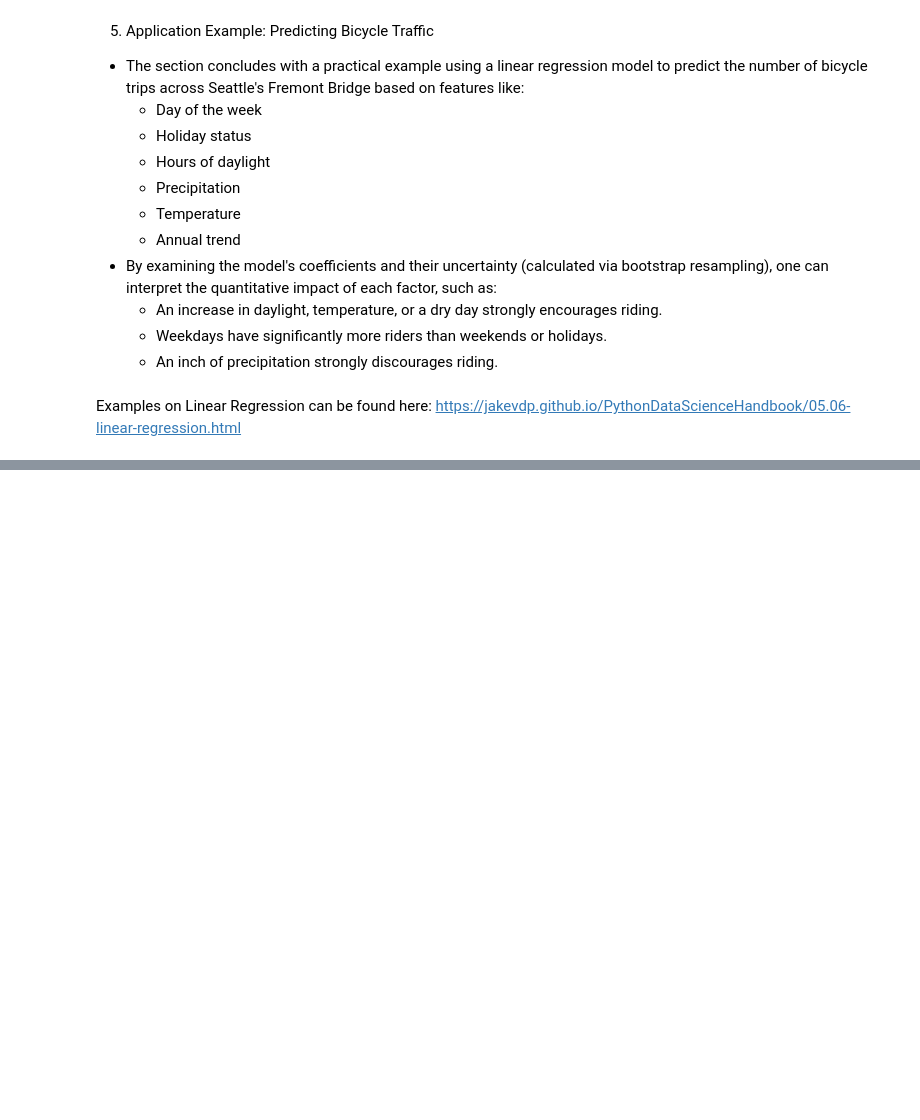
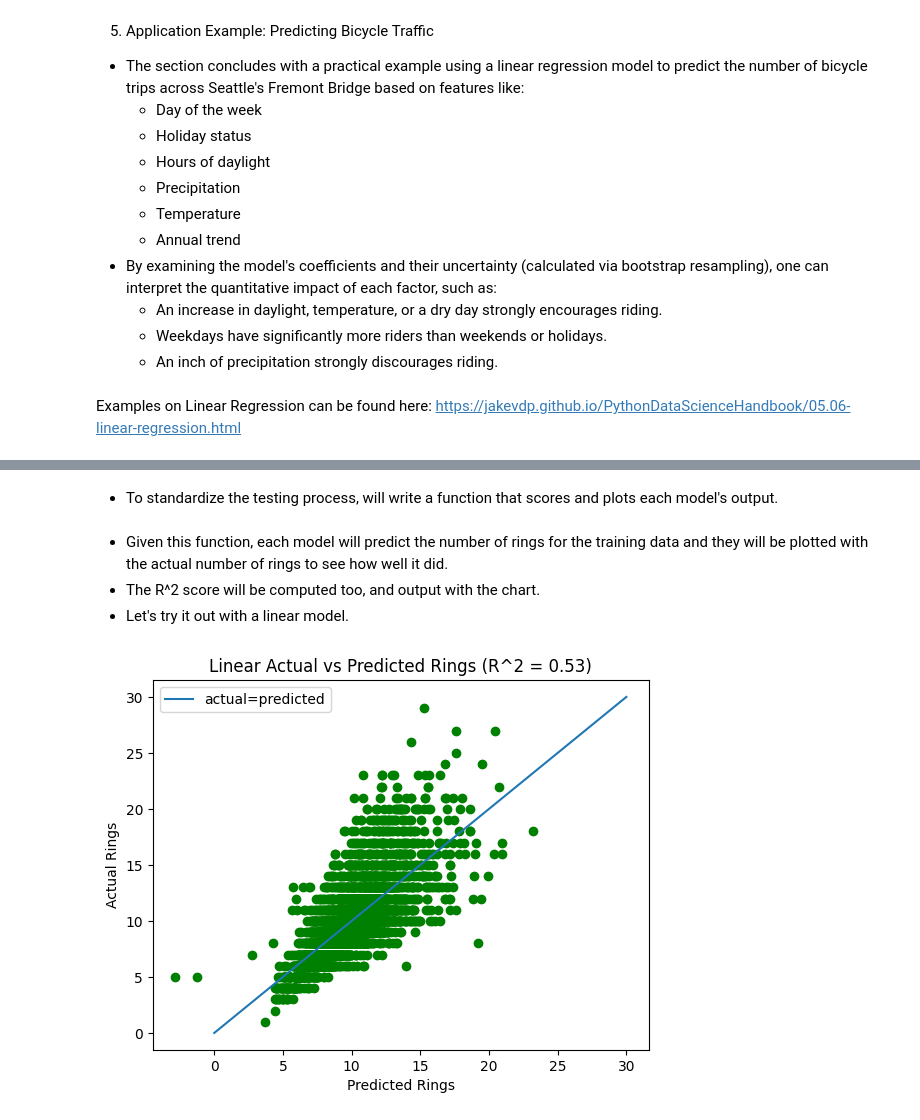
Before and after one commit to kaylamwong/Week-11-Exploratory-Data-Analysis-, a Jupyter notebook: Build a Model Fast (Introduction to Scikit-learn).ipynb, the cells around one changed output, grey strips where cells are left out. Saved outputs shown, nothing was run; the diff lists cells and outputs as text; code cells hidden in the pictures; blank space fills up the shorter version.

```diff
--- a/Build a Model Fast (Introduction to Scikit-learn).ipynb
+++ b/Build a Model Fast (Introduction to Scikit-learn).ipynb
@@ -296,0 +461,30 @@ Regression in Scikit- Learn
+# %%
+abalone = pd.read_csv("https://raw.githubusercontent.com/bu-cds-omds/dx602-examples/main/data/abalone.tsv", sep="\t")
+# %%
+abalone_target = abalone["Rings"]
+abalone_features = abalone.drop(["Rings", "Sex"], axis=1)
+# %% [markdown]
+- To standardize the testing process, will write a function that scores and plots each model's output.
+# %%
+def plot_model(model_name, model):
+    model_predictions = model.predict(abalone_features)
+    model_score = model.score(abalone_features, abalone_target)
+
+    plt.plot([0, 30], [0, 30], label="actual=predicted")
+    plt.scatter(model_predictions, abalone_target, color="green")
+    plt.legend()
+    plt.xlabel("Predicted Rings")
+    plt.ylabel("Actual Rings")
+    plt.title(f"{model_name} Actual vs Predicted Rings (R^2 = {model_score:.2f})")
+# %% [markdown]
+- Given this function, each model will predict the number of rings for the training data and they will be plotted with the actual number of rings to see how well it did.
+- The R^2 score will be computed too, and output with the chart.
+- Let's try it out with a linear model.
+# %%
+import sklearn.linear_model
+
+linear_model = sklearn.linear_model.LinearRegression()
+linear_model.fit(abalone_features, abalone_target)
+plot_model("Linear", linear_model)
+# %% [output]
+[figure, added]
```
Also changed, not shown: parts of 37 cells of this notebook.
